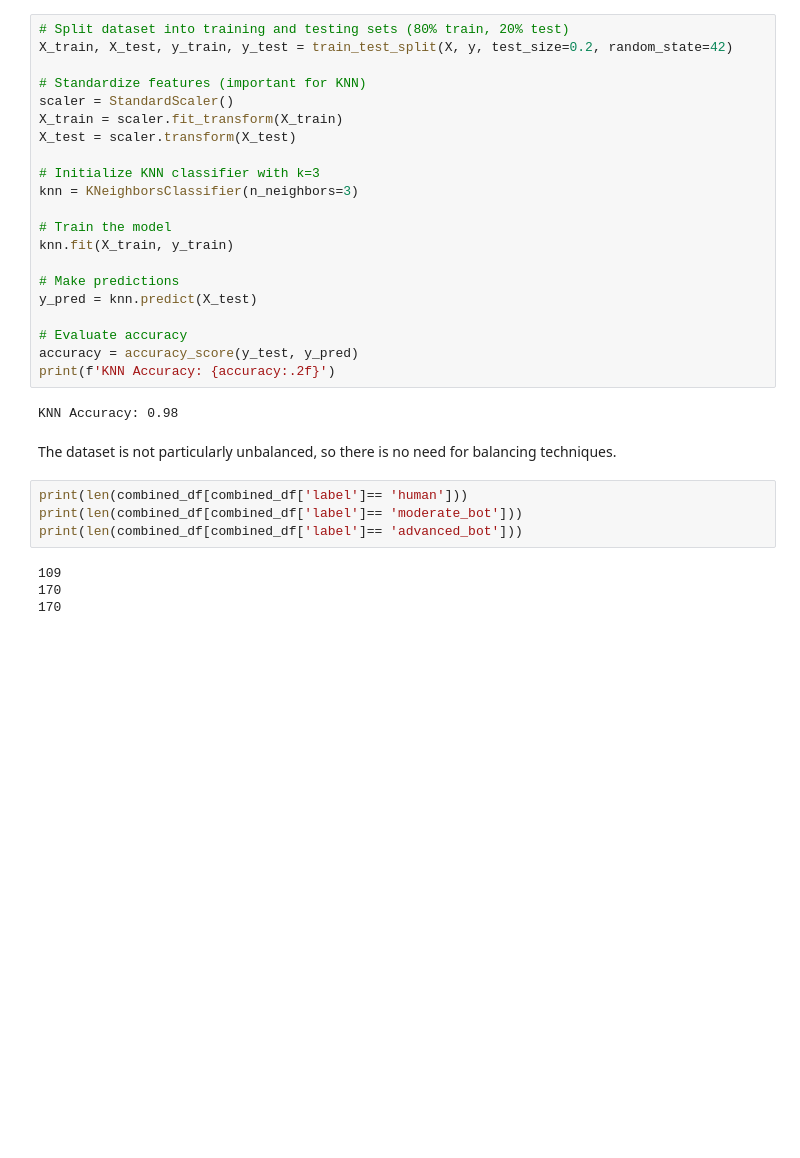
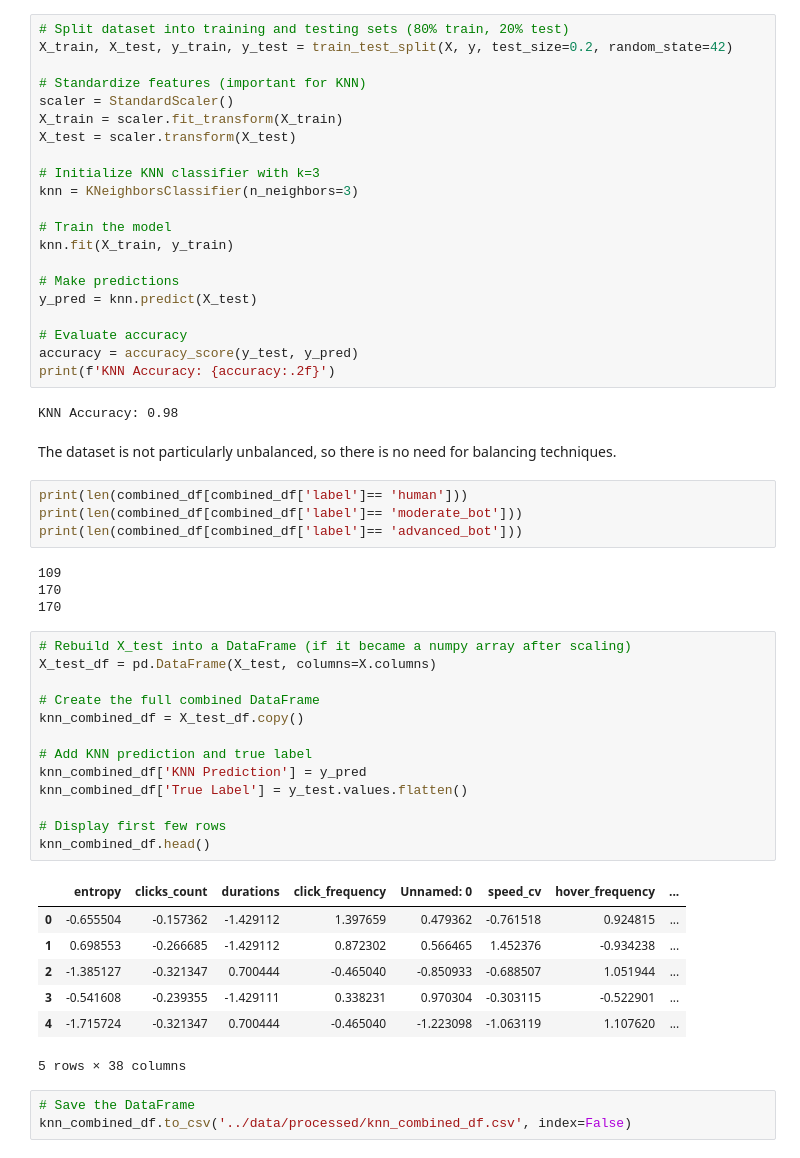
Before and after one commit to cherrydrunk/DSA4263-automated-fraud, a Jupyter notebook: notebooks/KNN_test_1.ipynb, the cells around one changed output. Saved outputs shown, nothing was run; the diff lists cells and outputs as text; blank space fills up the shorter version.

```diff
--- a/notebooks/KNN_test_1.ipynb
+++ b/notebooks/KNN_test_1.ipynb
@@ -222,3 +208,27 @@ print(len(combined_df[combined_df['label']== 'advanced_bot']))
 109
 170
 170
+# %%
+# Rebuild X_test into a DataFrame (if it became a numpy array after scaling)
+X_test_df = pd.DataFrame(X_test, columns=X.columns)
+
+# Create the full combined DataFrame
+knn_combined_df = X_test_df.copy()
+
+# Add KNN prediction and true label
+knn_combined_df['KNN Prediction'] = y_pred
+knn_combined_df['True Label'] = y_test.values.flatten()
+
+# Display first few rows
+knn_combined_df.head()
+# %% [output]
+|  | entropy | clicks_count | durations | click_frequency | Unnamed: 0 | speed_cv | hover_frequency | ... |
+| 0 | -0.655504 | -0.157362 | -1.429112 | 1.397659 | 0.479362 | -0.761518 | 0.924815 | ... |
+| 1 | 0.698553 | -0.266685 | -1.429112 | 0.872302 | 0.566465 | 1.452376 | -0.934238 | ... |
+| 2 | -1.385127 | -0.321347 | 0.700444 | -0.465040 | -0.850933 | -0.688507 | 1.051944 | ... |
+| 3 | -0.541608 | -0.239355 | -1.429111 | 0.338231 | 0.970304 | -0.303115 | -0.522901 | ... |
+| 4 | -1.715724 | -0.321347 | 0.700444 | -0.465040 | -1.223098 | -1.063119 | 1.107620 | ... |
+5 rows × 38 columns
+# %%
+# Save the DataFrame
+knn_combined_df.to_csv('../data/processed/knn_combined_df.csv', index=False)
```
Also changed, not shown: parts of 2 cells of this notebook, 2 other files.
